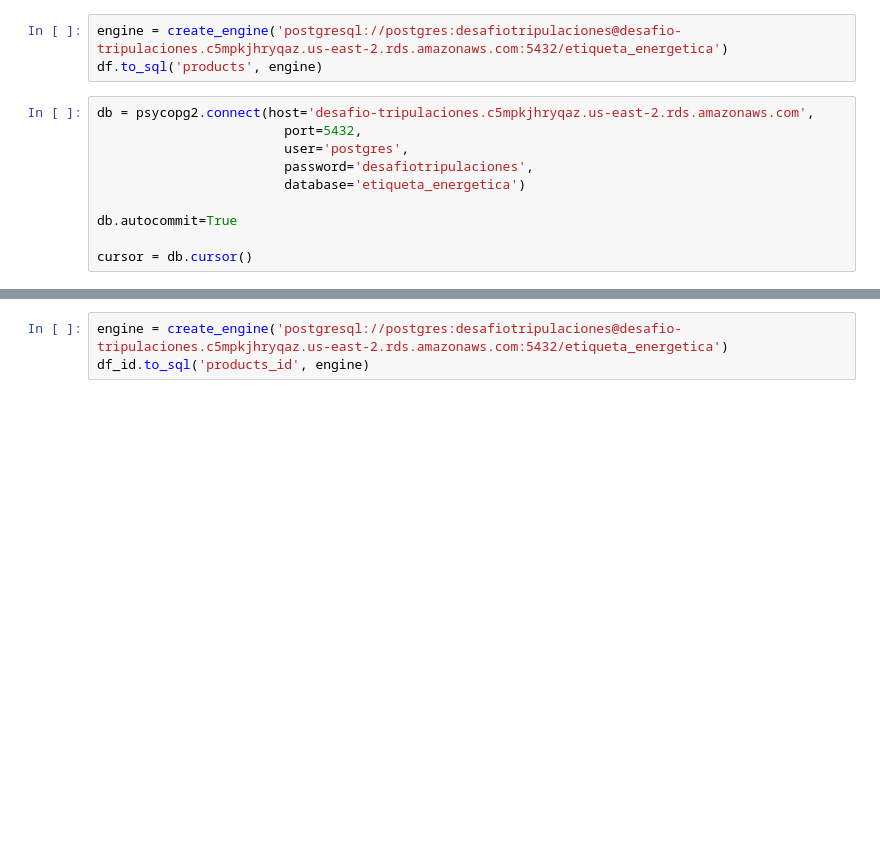
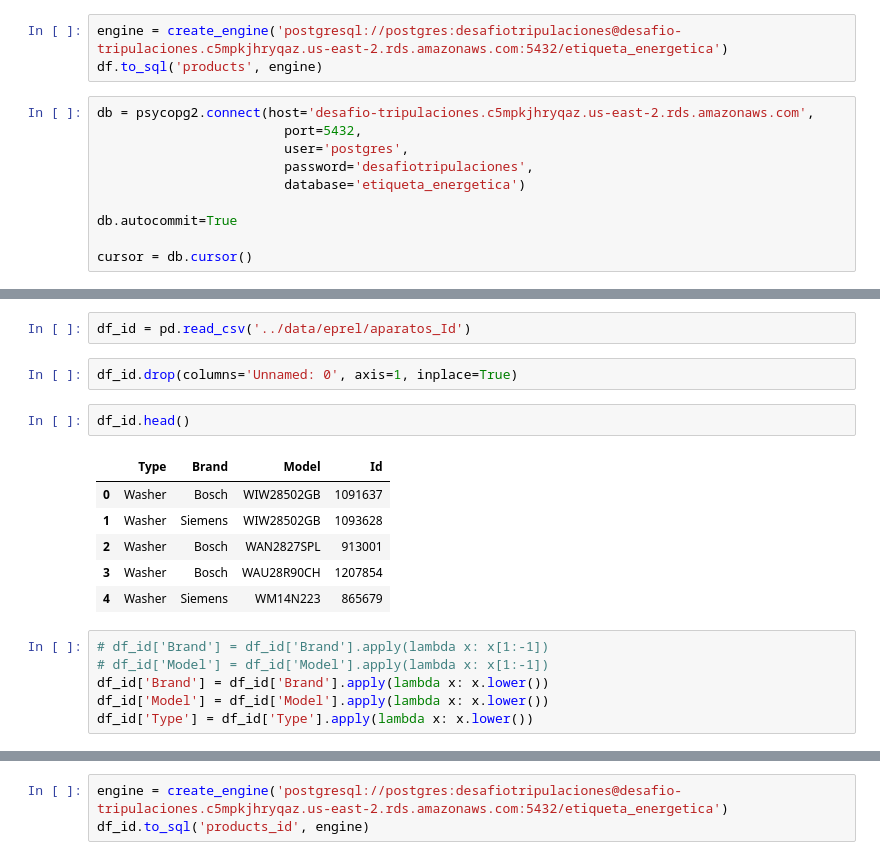
Before and after one commit to laurabarredaagusti/desafio_tripulaciones, a Jupyter notebook: notebooks/database.ipynb, the cells around one changed output, grey strips where cells are left out. Cells and saved outputs as stored; diff of their text form; blank space fills up the shorter version.

```diff
--- a/notebooks/database.ipynb
+++ b/notebooks/database.ipynb
@@ -91,0 +107,19 @@ See the caveats in the documentation: https://pandas.pydata.org/pandas-docs/stab
+# %%
+df_id = pd.read_csv('../data/eprel/aparatos_Id')
+# %%
+df_id.drop(columns='Unnamed: 0', axis=1, inplace=True)
+# %%
+df_id.head()
+# %% [output]
+|  | Type | Brand | Model | Id |
+| 0 | Washer | Bosch | WIW28502GB | 1091637 |
+| 1 | Washer | Siemens | WIW28502GB | 1093628 |
+| 2 | Washer | Bosch | WAN2827SPL | 913001 |
+| 3 | Washer | Bosch | WAU28R90CH | 1207854 |
+| 4 | Washer | Siemens | WM14N223 | 865679 |
+# %%
+# df_id['Brand'] = df_id['Brand'].apply(lambda x: x[1:-1])
+# df_id['Model'] = df_id['Model'].apply(lambda x: x[1:-1])
+df_id['Brand'] = df_id['Brand'].apply(lambda x: x.lower())
+df_id['Model'] = df_id['Model'].apply(lambda x: x.lower())
+df_id['Type'] = df_id['Type'].apply(lambda x: x.lower())
```
Also changed, not shown: parts of 34 cells of this notebook, 4 other files.
